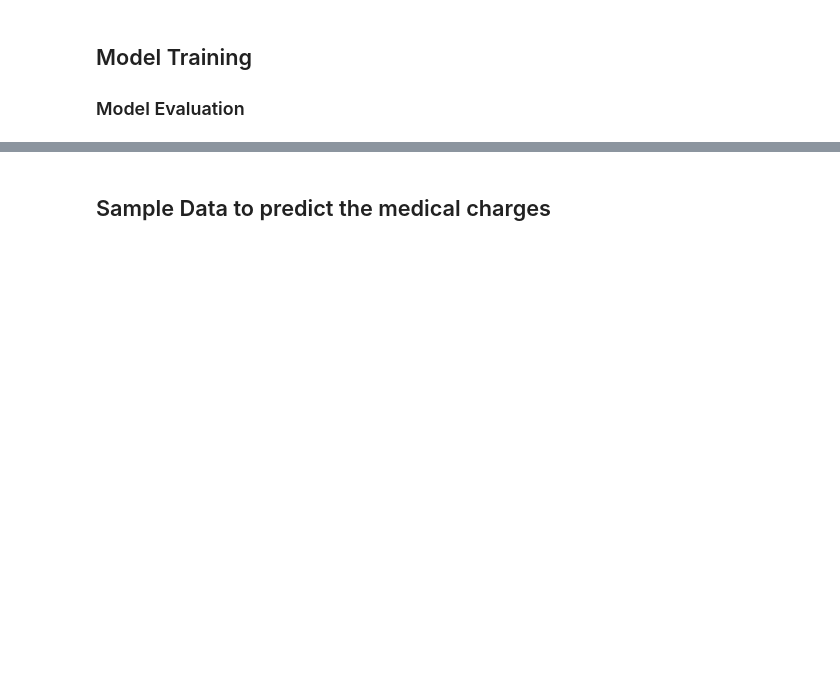
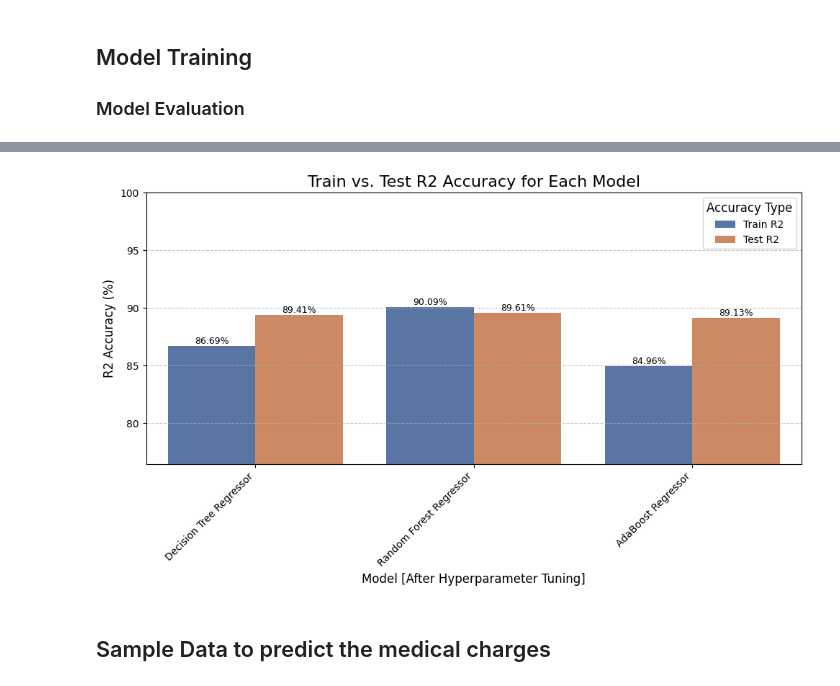
Before and after one commit to nikeshgamal24/Medical-Insurance-Prediction-Project, a Jupyter notebook: Medical_Insurance_Prediction_Project.ipynb, the cells around one changed output, grey strips where cells are left out. Saved outputs shown, nothing was run; the diff lists cells and outputs as text; code cells hidden in the pictures; blank space fills up the shorter version.

```diff
--- a/Medical_Insurance_Prediction_Project.ipynb
+++ b/Medical_Insurance_Prediction_Project.ipynb
@@ -693,22 +753,25 @@ Fitting 3 folds for each of 75 candidates, totalling 225 fits
 ## create dictionary of models
 models = {
     "Decision Tree Regressor":DecisionTreeRegressor(splitter = 'best',
-                                                    min_samples_split = 5,
+                                                    min_samples_split = 2,
                                                     max_features = None,
                                                     max_depth = 5,
-                                                    criterion = 'absolute_error',
+                                                    criterion = 'squared_error',
                                                     ccp_alpha = 0.001),
     "Random Forest Regressor":RandomForestRegressor(
-                                                    n_estimators = 500,
+                                                    n_estimators = 100,
                                                     min_samples_split = 10,
                                                     max_features = 0.8,
-                                                    max_depth = 10,
+                                                    max_depth = 30,
                                                     criterion = 'absolute_error',
                                                    ),
     "AdaBoost Regressor": AdaBoostRegressor(
-        n_estimators = 100, loss  = 'exponential', learning_rate = 0.01
+        n_estimators = 50, loss  = 'exponential', learning_rate = 0.01
     )
 }
+
+all_model_tuned_accuracies = {} # Dictionary to store model names and all test R2 scores
+
 
 ## looping for each model ,predicting the values and model evaluation
 for i in range(len(list(models))):
@@ -743,6 +806,12 @@ for i in range(len(list(models))):
     print("- Mean Absolute Error: {:.4f}".format(model_test_mae))
     print("- R2 Score: {:.4f}".format(model_test_r2))
 
+    # Store both train and test R2 scores (converted to percentage)
+    all_model_tuned_accuracies[list(models.keys())[i]] = {
+        'tuned_test_accuracy': model_test_r2 * 100,
+        'tuned_train_accuracy': model_train_r2 * 100
+    }
+
     print('='*35)
     print('\n')
 # %% [output]
@@ -765,4 +834,55 @@ Model performance for Test set
 ===================================
+# %%
+# Prepare data for seaborn
+# We need a long-form DataFrame for seaborn's `barplot` with `hue`
+plot_data = []
+for model_name, accuracies in all_model_tuned_accuracies.items():
+  plot_data.append({'Model': model_name, 'Accuracy Type': 'Train R2', 'R2 Accuracy (%)': accuracies['tuned_train_accuracy']})
+  plot_data.append({'Model': model_name, 'Accuracy Type': 'Test R2', 'R2 Accuracy (%)': accuracies['tuned_test_accuracy']})
+
+df_plot = pd.DataFrame(plot_data)
+
+plt.figure(figsize=(10, 6)) # Adjust figure size as needed
+
+sns.barplot(
+    x='Model',
+    y='R2 Accuracy (%)',
+    hue='Accuracy Type', # This creates the grouped bars
+    data=df_plot,
+    palette='deep', # You can choose another palette like 'viridis', 'pastel', 'rocket'
+    errorbar=None # To remove error bars if present (default is `se` for standard error)
+)
+
+# Add R2 values on top of the bars
+for container in plt.gca().containers:
+    for bar in container:
+        height = bar.get_height()
+        plt.gca().text(
+            bar.get_x() + bar.get_width() / 2,
+            height,
+            f'{height:.2f}%',
+            ha='center',
+            va='bottom',
+            fontsize=9,
+            color='black'
+        )
+
+plt.xlabel('Model [After Hyperparameter Tuning]', fontsize=12)
+plt.ylabel('R2 Accuracy (%)', fontsize=12)
+plt.title('Train vs. Test R2 Accuracy for Each Model', fontsize=16)
+
+# Adjust y-axis limits to start from 0 or a sensible value if all accuracies are very high
+min_overall_r2 = min(df_plot['R2 Accuracy (%)']) if not df_plot.empty else 0
+plt.ylim(max(0, min_overall_r2 * 0.9), 100) # Ensure y-axis starts reasonably
+
+plt.xticks(rotation=45, ha='right', fontsize=10) # Rotate x-axis labels
+plt.yticks(fontsize=10)
+plt.legend(title='Accuracy Type', fontsize=10, title_fontsize=12) # Add a legend
+plt.grid(axis='y', linestyle='--', alpha=0.7) # Add a grid for better readability
+plt.tight_layout() # Adjust layout to prevent labels from overlapping
+plt.show()
+# %% [output]
+[figure, added]
 # %% [markdown]
 ## Sample Data to predict the medical charges
 # %%
```
Also changed, not shown: parts of 7 cells of this notebook.
